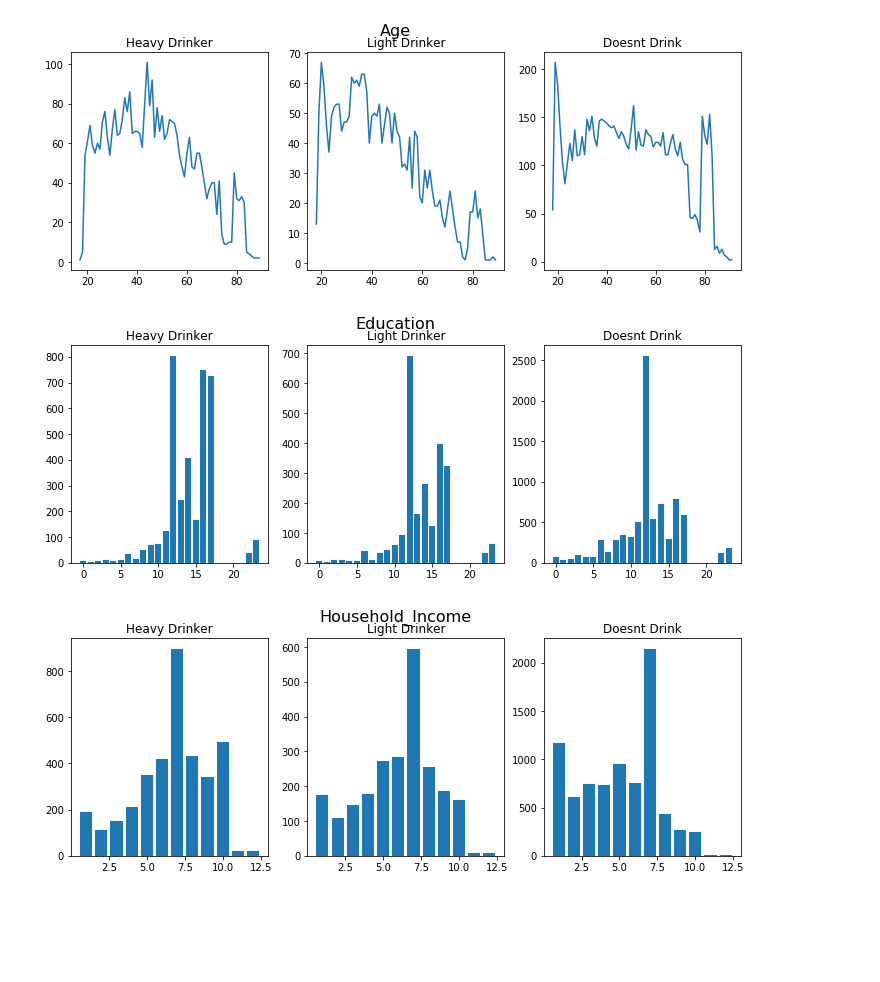
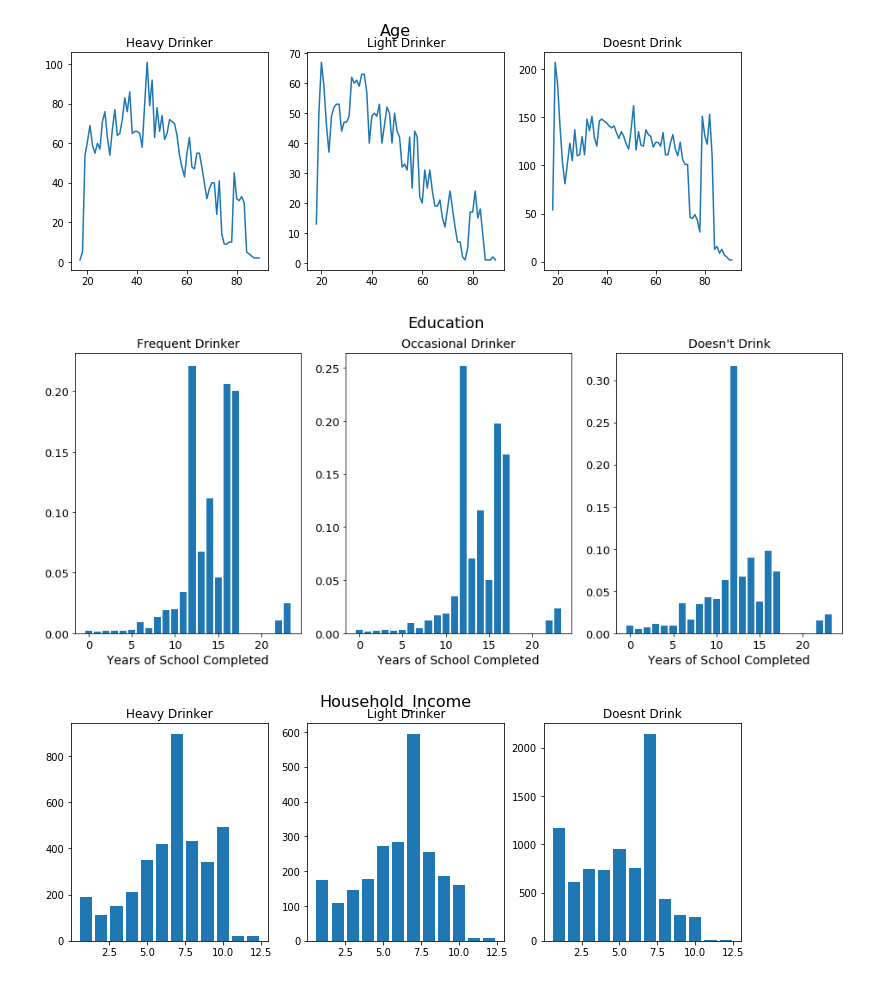
Before and after one commit to stewart-milberger/Alcohol-Consumption-Predictions, a Jupyter notebook: EDA.ipynb, the cells around one changed output. Saved outputs shown, nothing was run; the diff lists cells and outputs as text; code cells hidden in the pictures; blank space fills up the shorter version.

```diff
--- a/EDA.ipynb
+++ b/EDA.ipynb
@@ -218,9 +217,9 @@ final_df['is_null_Importance_Religion'] = np.logical_not(final_df['Importance_Re
 def impute_data(final_df):
 
         # Impute Been_Arrested values based on probability
-        final_df['Been_Arrested'] = final_df['Been_Arrested'].map(lambda x: x
-                                                if x > 0 and x < 3
-                                                else np.random.choice(([1,2]), p=[0.1, .9]))
+        final_df['Been_Arrested'] = final_df['Been_Arrested'].map(lambda x: 0 if x==1
+                                                else 1 if x==2 or x==5
+                                                else np.random.choice(([0,1]), p=[0.1, .9]))
 
         # Impute Age_Started values from normal distribution then cast to integer
         final_df['Age_Started'] = final_df['Age_Started'].map(lambda x: x
@@ -231,7 +230,7 @@ def impute_data(final_df):
         final_df['Household_Income'] = final_df['Household_Income'].map(lambda x: 7
                                                  if x > 12 else x)
 
-        # Impute income values with the mode for the few unknown values
+        # Impute education values with the mode for the few unknown values
         final_df['Education'] = final_df['Education'].map(lambda x: 12
                                                 if x > 30 else x)
 
@@ -270,8 +269,8 @@ def impute_data(final_df):
                                                 else np.random.choice(([11,10,9,8,7,6,5,4]), p=p))
 
 
-
-        # Impute small percentage of Unknown values in behavioral columns
+        '''
+        # Impute Unknown values in behavioral columns
         num_range = [4,3,2,1]
         p = np.array([.38, .13, .14, .35])
         p /= np.sum(p)
@@ -293,9 +292,9 @@ def impute_data(final_df):
         final_df['Religious_Life'] = final_df['Religious_Life'].map(lambda x: x
                                                 if x > 0 and x < 5
                                                 else np.random.choice((num_range), p=p))
-
+        '''
         return final_df
 # %%
 # Run imputing function
-complete_df = impute_data(complete_df)
+complete_df = impute_data(final_df)
 # %%
@@ -395,7 +404,7 @@ def group_by_class():
 
     mask_low = complete_df[complete_df['Average_Drinking'] <= 5]
     mask_middle = complete_df[complete_df['Average_Drinking'] > 7]
-    mask_middle = mask_middle[complete_df['Average_Drinking'] < 9]
+    mask_middle = complete_df[complete_df['Average_Drinking'] < 9]
     mask_high = complete_df[complete_df['Average_Drinking'] == 11]
 
     return mask_low, mask_middle, mask_high
@@ -483,16 +506,26 @@ ax3.set_title('Doesnt Drink');
 # %% [output]
 [figure]
 # %%
-fig, (ax1, ax2, ax3) = plt.subplots(1, 3, figsize=(12, 4))
-fig.suptitle('Education', fontsize=16)
-ax1.bar(sorted(np.unique(complete_df['Education'].values)), heavy.groupby('Education')['Education'].count())
-ax2.bar(sorted(np.unique(complete_df['Education'].values)), low.groupby('Education')['Education'].count())
-ax3.bar(sorted(np.unique(complete_df['Education'].values)), no_drinking.groupby('Education')['Education'].count())
-ax1.set_title('Heavy Drinker')
-ax2.set_title('Light Drinker')
-ax3.set_title('Doesnt Drink');
+fig, (ax1, ax2, ax3) = plt.subplots(1, 3, figsize=(16, 6))
+fig.suptitle('Education', fontsize=18)
+ax1.bar(sorted(np.unique(complete_df['Education'].values)),
+        heavy.groupby('Education')['Education'].count()/heavy['Education'].count())
+ax2.bar(sorted(np.unique(complete_df['Education'].values)),
+        low.groupby('Education')['Education'].count()/low['Education'].count())
+ax3.bar(sorted(np.unique(complete_df['Education'].values)),
+        no_drinking.groupby('Education')['Education'].count()/no_drinking['Education'].count())
+ax1.set_title("Frequent Drinker", fontsize=14)
+ax1.set_xlabel('Years of School Completed', fontsize=14)
+ax1.tick_params(axis='both', which='major', labelsize=13)
+ax2.set_title('Occasional Drinker', fontsize=14)
+ax2.set_xlabel('Years of School Completed', fontsize=14)
+ax2.tick_params(axis='both', which='major', labelsize=13)
+ax3.set_title("Doesn't Drink", fontsize=14)
+ax3.set_xlabel('Years of School Completed', fontsize=14)
+ax3.tick_params(axis='both', which='major', labelsize=13);
+plt.savefig('Years_Education.png', format='png')
 # %% [output]
-[figure, old version]
+[figure, new version]
 # %%
 fig, (ax1, ax2, ax3) = plt.subplots(1, 3, figsize=(12, 4))
 fig.suptitle('Household_Income', fontsize=16)
```
Also changed, not shown: parts of 12 cells of this notebook, 9 other files.
